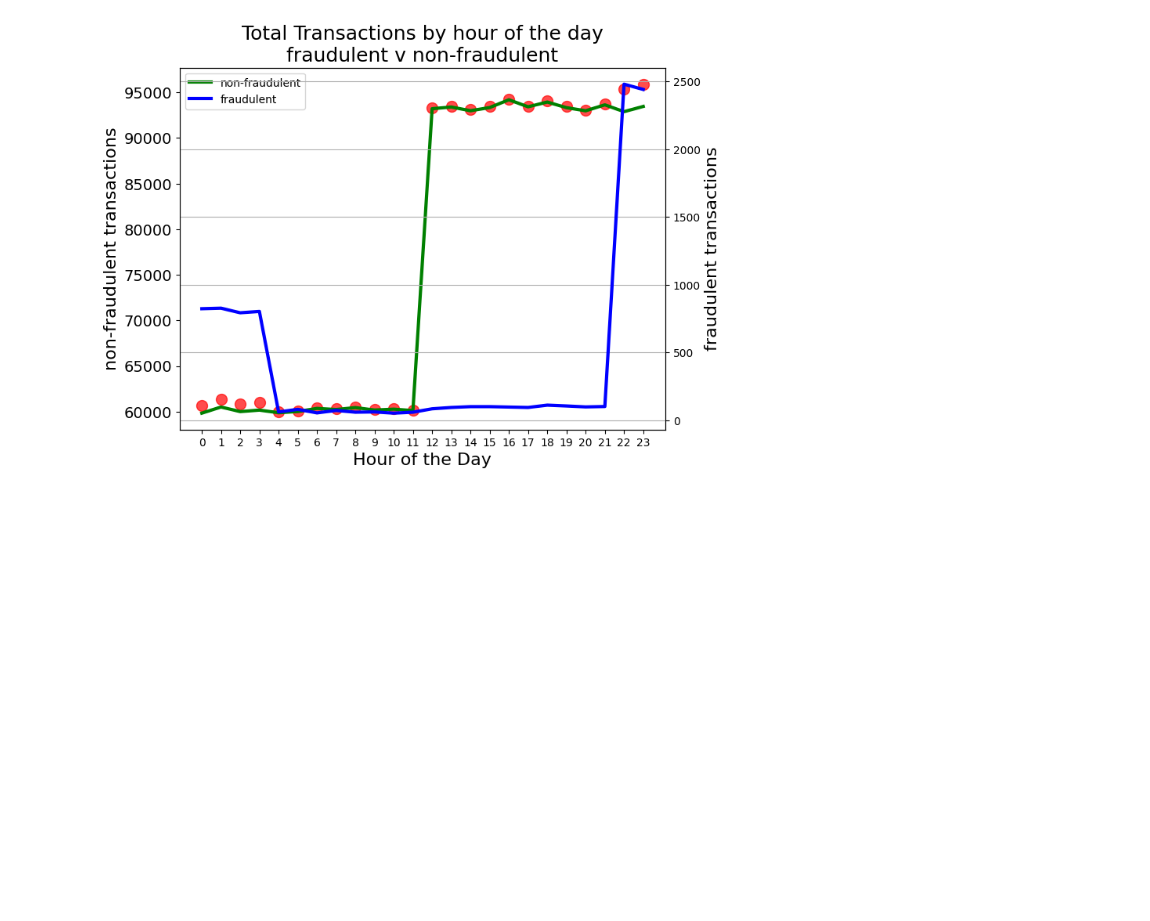
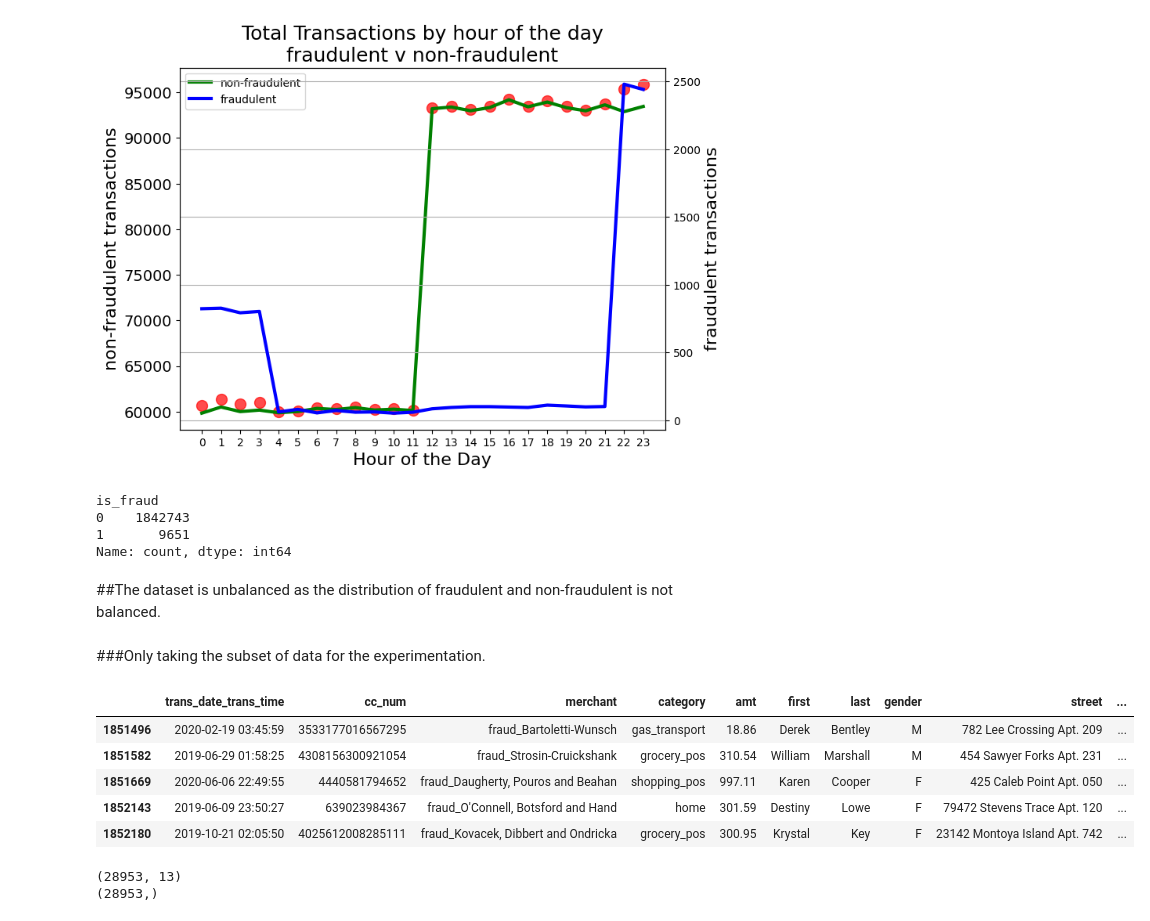
Before and after one commit to newguy7/DataScienceProjects, a Jupyter notebook: Credit_Card_Transactions_Fraud_Detection.ipynb, the cells around one changed output. Cells and saved outputs as stored; diff of their text form; code cells hidden in the pictures; blank space fills up the shorter version.

```diff
--- a/Credit_Card_Transactions_Fraud_Detection.ipynb
+++ b/Credit_Card_Transactions_Fraud_Detection.ipynb
@@ -435,3 +426,29 @@ plt.grid()
 plt.show()
 # %% [output]
 [figure]
+# %%
+# total transactions: fraudulent and non-fraudulent
+fraud_data = clean_df['is_fraud'].value_counts()
+fraud_data
+# %% [output]
+is_fraud
+0    1842743
+1       9651
+Name: count, dtype: int64
+# %% [markdown]
+##The dataset is unbalanced as the distribution of fraudulent and non-fraudulent is not balanced.
+# %% [markdown]
+###Only taking the subset of data for the experimentation.
+# %%
+non_fraud_df = clean_df[clean_df['is_fraud']==0].iloc[:19302, :]
+fraud_df = clean_df[clean_df['is_fraud']==1]
+
+new_df = pd.concat([non_fraud_df,fraud_df],axis=0)
+new_df.tail()
+# %% [output]
+|  | trans_date_trans_time | cc_num | merchant | category | amt | first | last | gender | street | ... |
+| 1851496 | 2020-02-19 03:45:59 | 3533177016567295 | fraud_Bartoletti-Wunsch | gas_transport | 18.86 | Derek | Bentley | M | 782 Lee Crossing Apt. 209 | ... |
+| 1851582 | 2019-06-29 01:58:25 | 4308156300921054 | fraud_Strosin-Cruickshank | grocery_pos | 310.54 | William | Marshall | M | 454 Sawyer Forks Apt. 231 | ... |
+| 1851669 | 2020-06-06 22:49:55 | 4440581794652 | fraud_Daugherty, Pouros and Beahan | shopping_pos | 997.11 | Karen | Cooper | F | 425 Caleb Point Apt. 050 | ... |
+| 1852143 | 2019-06-09 23:50:27 | 639023984367 | fraud_O'Connell, Botsford and Hand | home | 301.59 | Destiny | Lowe | F | 79472 Stevens Trace Apt. 120 | ... |
+| 1852180 | 2019-10-21 02:05:50 | 4025612008285111 | fraud_Kovacek, Dibbert and Ondricka | grocery_pos | 300.95 | Krystal | Key | F | 23142 Montoya Island Apt. 742 | ... |
@@ -440,0 +467,6 @@ plt.show()
+# %%
+print(X.shape)
+print(y.shape)
+# %% [output]
+(28953, 13)
+(28953,)
```
Also changed, not shown: parts of 36 cells of this notebook.
